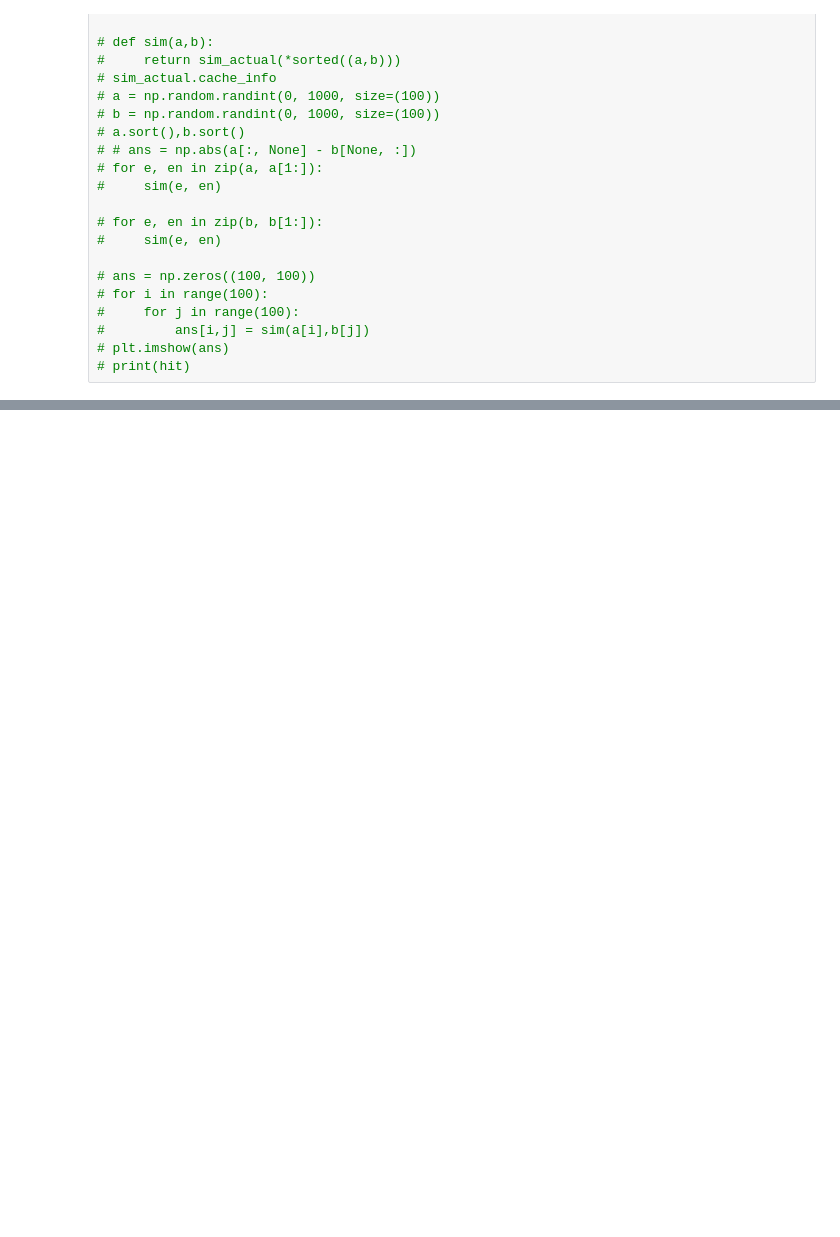
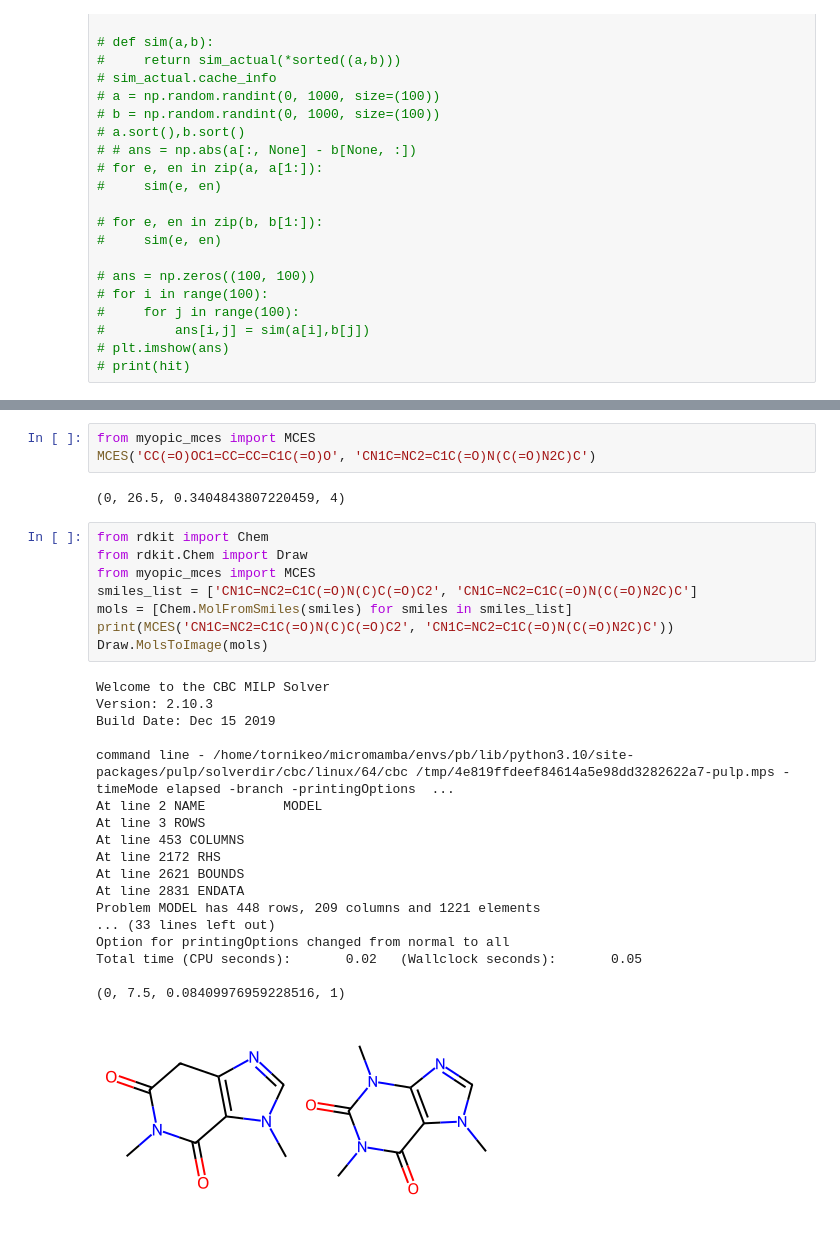
Before and after one commit to tornikeo/myopic-mces, a Jupyter notebook: distance_stuff.ipynb, the cells around one changed output, grey strips where cells are left out. Saved outputs shown, nothing was run; the diff lists cells and outputs as text; blank space fills up the shorter version.

```diff
--- a/distance_stuff.ipynb
+++ b/distance_stuff.ipynb
@@ -40 +54,33 @@ smiles_b = smiles_all[1000:2000]
+# %%
+from myopic_mces import MCES
+MCES('CC(=O)OC1=CC=CC=C1C(=O)O', 'CN1C=NC2=C1C(=O)N(C(=O)N2C)C')
+# %% [output]
+(0, 26.5, 0.3404843807220459, 4)
+# %%
+from rdkit import Chem
+from rdkit.Chem import Draw
+from myopic_mces import MCES
+smiles_list = ['CN1C=NC2=C1C(=O)N(C)C(=O)C2', 'CN1C=NC2=C1C(=O)N(C(=O)N2C)C']
+mols = [Chem.MolFromSmiles(smiles) for smiles in smiles_list]
+print(MCES('CN1C=NC2=C1C(=O)N(C)C(=O)C2', 'CN1C=NC2=C1C(=O)N(C(=O)N2C)C'))
+Draw.MolsToImage(mols)
+# %% [output]
+Welcome to the CBC MILP Solver
+Version: 2.10.3
+Build Date: Dec 15 2019
+
+command line - /home/tornikeo/micromamba/envs/pb/lib/python3.10/site-packages/pulp/solverdir/cbc/linux/64/cbc /tmp/4e819ffdeef84614a5e98dd3282622a7-pulp.mps -timeMode elapsed -branch -printingOptions  ...
+At line 2 NAME          MODEL
+At line 3 ROWS
+At line 453 COLUMNS
+At line 2172 RHS
+At line 2621 BOUNDS
+At line 2831 ENDATA
+Problem MODEL has 448 rows, 209 columns and 1221 elements
+... (33 lines left out)
+Option for printingOptions changed from normal to all
+Total time (CPU seconds):       0.02   (Wallclock seconds):       0.05
+
+(0, 7.5, 0.08409976959228516, 1)
+[figure, added]
 # %%
```
Also changed, not shown: parts of 11 cells of this notebook, 2 other files.
